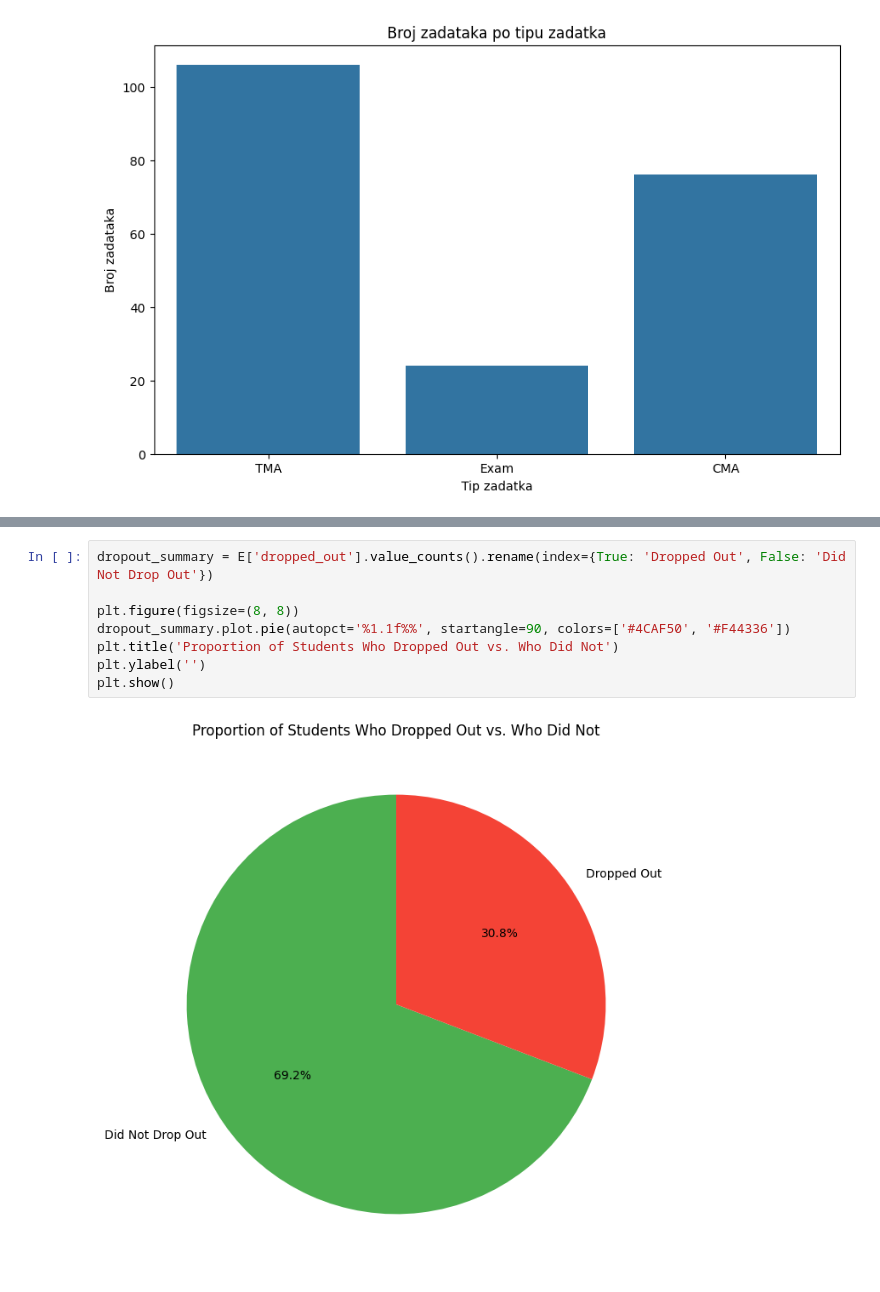
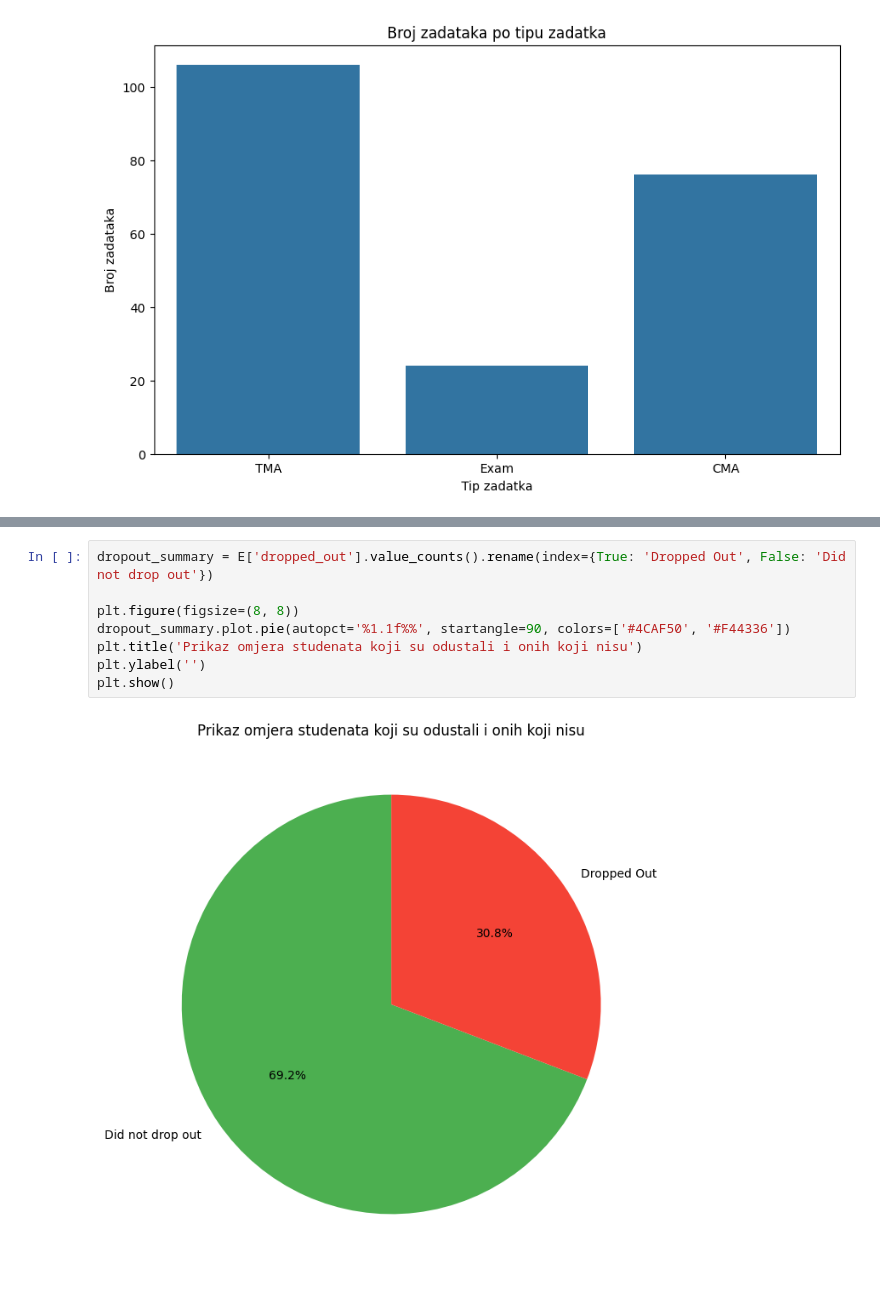
Before and after one commit to LoraLamia/uuzop-proj1, a Jupyter notebook: proj1.ipynb, the cells around one changed output, grey strips where cells are left out. Cells and saved outputs as stored; diff of their text form.

Commit message:
added some more plots

```diff
--- a/proj1.ipynb
+++ b/proj1.ipynb
@@ -480,13 +522,13 @@ plt.show()
 # %%
-dropout_summary = E['dropped_out'].value_counts().rename(index={True: 'Dropped Out', False: 'Did Not Drop Out'})
+dropout_summary = E['dropped_out'].value_counts().rename(index={True: 'Dropped Out', False: 'Did not drop out'})
 
 plt.figure(figsize=(8, 8))
 dropout_summary.plot.pie(autopct='%1.1f%%', startangle=90, colors=['#4CAF50', '#F44336'])
-plt.title('Proportion of Students Who Dropped Out vs. Who Did Not')
+plt.title('Prikaz omjera studenata koji su odustali i onih koji nisu')
 plt.ylabel('')
 plt.show()
 # %% [output]
-[figure, old version]
+[figure, new version]
 # %%
 date_clicks = F.groupby('date')['sum_click'].sum().reset_index()
 
```
Also changed, not shown: parts of 8 cells of this notebook.
